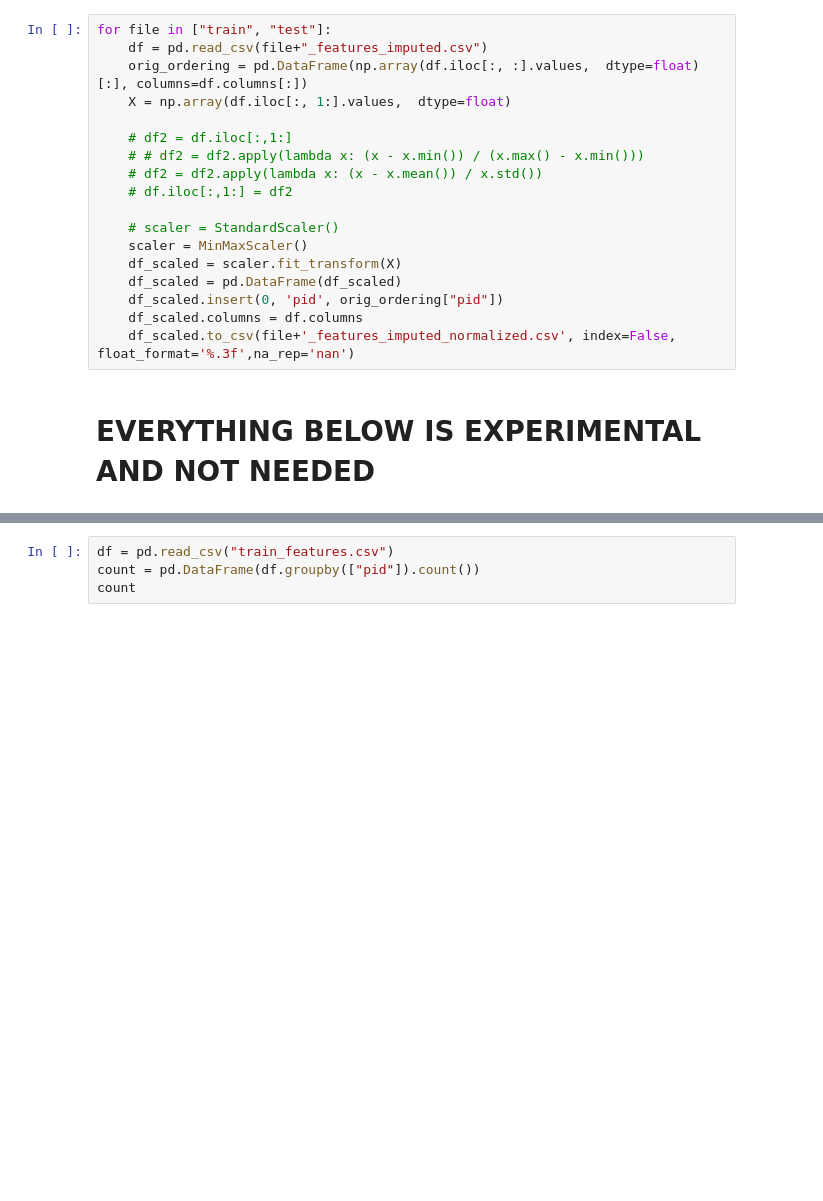
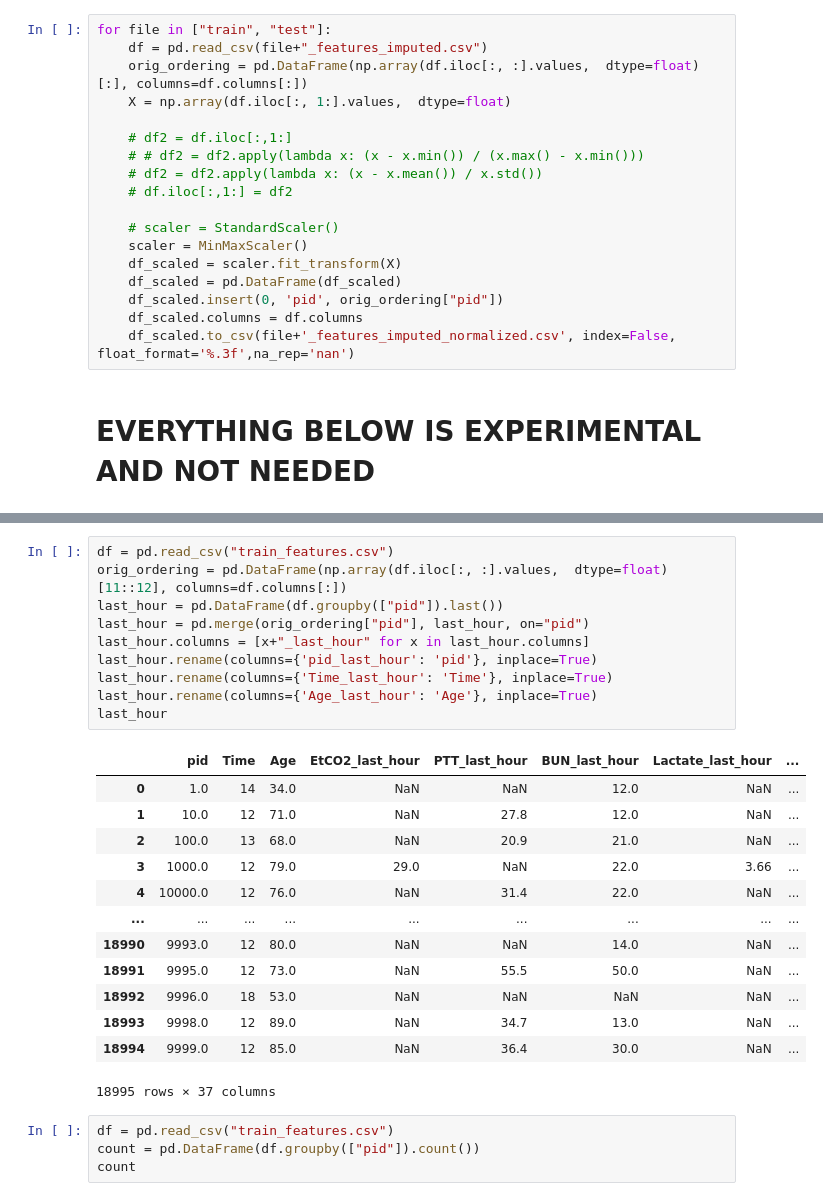
Before and after one commit to timothelaborie/introml, a Jupyter notebook: task2/remove_nan.ipynb, the cells around one changed output, grey strips where cells are left out. Saved outputs shown, nothing was run; the diff lists cells and outputs as text; blank space fills up the shorter version.

```diff
--- a/task2/remove_nan.ipynb
+++ b/task2/remove_nan.ipynb
@@ -247,3 +263,27 @@ for file in ["train", "test"]:
+# %%
+df = pd.read_csv("train_features.csv")
+orig_ordering = pd.DataFrame(np.array(df.iloc[:, :].values,  dtype=float)[11::12], columns=df.columns[:])
+last_hour = pd.DataFrame(df.groupby(["pid"]).last())
+last_hour = pd.merge(orig_ordering["pid"], last_hour, on="pid")
+last_hour.columns = [x+"_last_hour" for x in last_hour.columns]
+last_hour.rename(columns={'pid_last_hour': 'pid'}, inplace=True)
+last_hour.rename(columns={'Time_last_hour': 'Time'}, inplace=True)
+last_hour.rename(columns={'Age_last_hour': 'Age'}, inplace=True)
+last_hour
+# %% [output]
+|  | pid | Time | Age | EtCO2_last_hour | PTT_last_hour | BUN_last_hour | Lactate_last_hour | ... |
+| 0 | 1.0 | 14 | 34.0 | NaN | NaN | 12.0 | NaN | ... |
+| 1 | 10.0 | 12 | 71.0 | NaN | 27.8 | 12.0 | NaN | ... |
+| 2 | 100.0 | 13 | 68.0 | NaN | 20.9 | 21.0 | NaN | ... |
+| 3 | 1000.0 | 12 | 79.0 | 29.0 | NaN | 22.0 | 3.66 | ... |
+| 4 | 10000.0 | 12 | 76.0 | NaN | 31.4 | 22.0 | NaN | ... |
+| ... | ... | ... | ... | ... | ... | ... | ... | ... |
+| 18990 | 9993.0 | 12 | 80.0 | NaN | NaN | 14.0 | NaN | ... |
+| 18991 | 9995.0 | 12 | 73.0 | NaN | 55.5 | 50.0 | NaN | ... |
+| 18992 | 9996.0 | 18 | 53.0 | NaN | NaN | NaN | NaN | ... |
+| 18993 | 9998.0 | 12 | 89.0 | NaN | 34.7 | 13.0 | NaN | ... |
+| 18994 | 9999.0 | 12 | 85.0 | NaN | 36.4 | 30.0 | NaN | ... |
+18995 rows × 37 columns
 # %%
 df = pd.read_csv("train_features.csv")
 count = pd.DataFrame(df.groupby(["pid"]).count())
```
Also changed, not shown: parts of 3 cells of this notebook, 10 other files.
